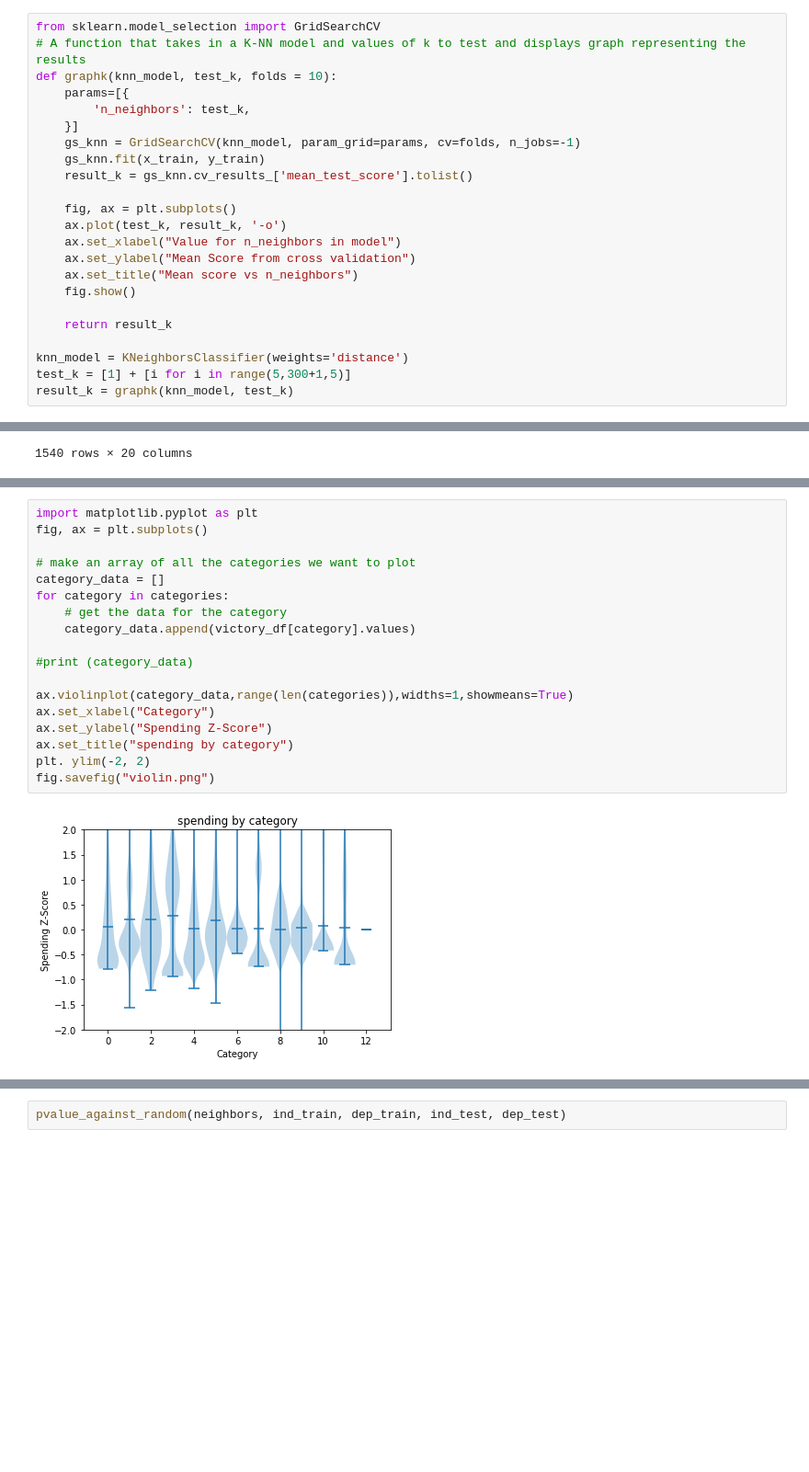
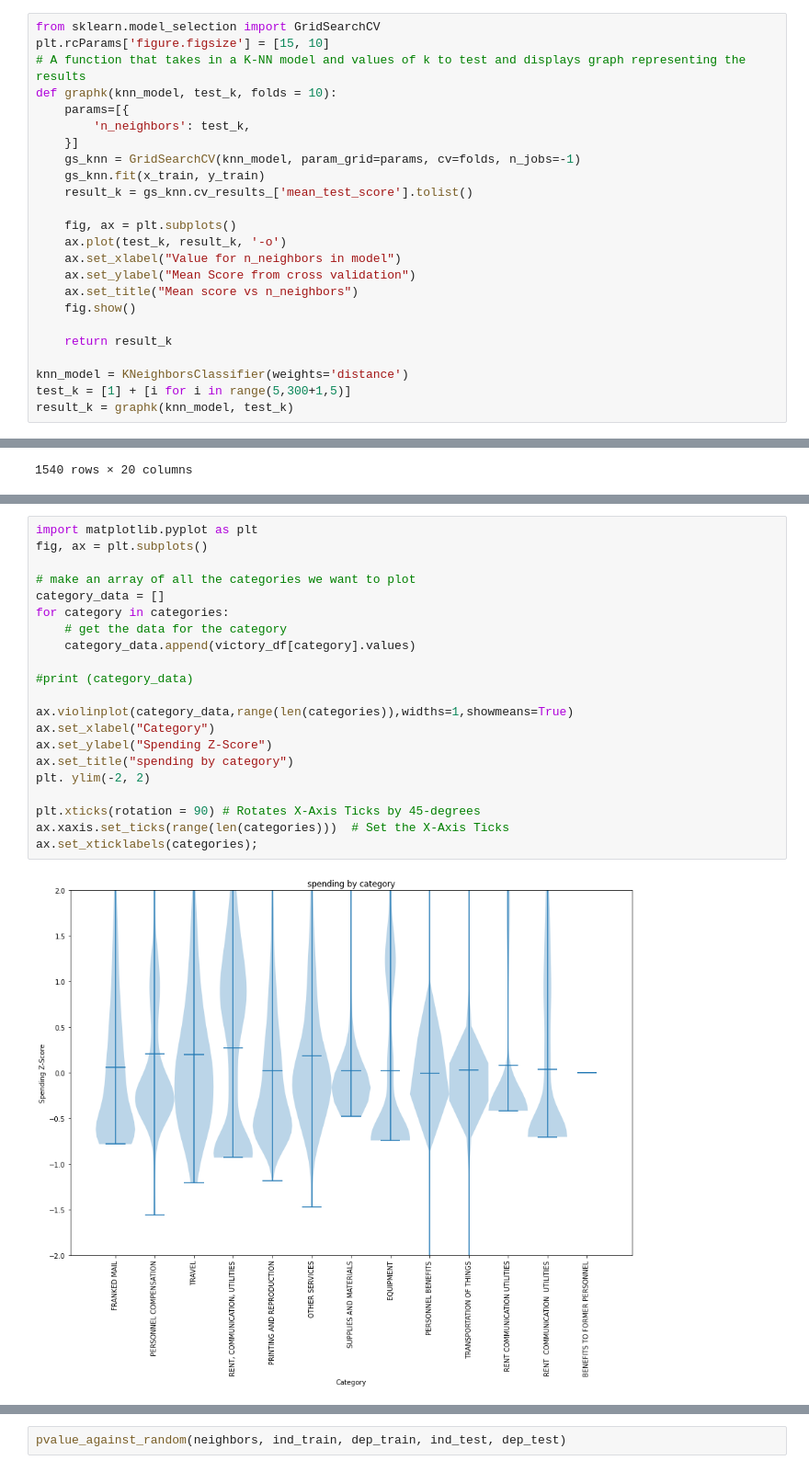
Before and after one commit to AndrewTrackim/cmsc320-final, a Jupyter notebook: final_tutorial.ipynb, the cells around one changed output, grey strips where cells are left out. Shown at 92% size. Saved outputs shown, nothing was run; the diff lists cells and outputs as text; blank space fills up the shorter version.

Commit message:
added some prose and fixed graph labels

```diff
--- a/final_tutorial.ipynb
+++ b/final_tutorial.ipynb
@@ -365,6 +365,7 @@ From these results it seems like both parameters are close in performance but we
 The second parameter we want to tune is the number of neighbors the model is considering. To do this we are training models for intervals of 5 between 5 and 300 to see where the accuracy of the model peak or starts having diminishing returns.
 # %%
 from sklearn.model_selection import GridSearchCV
+plt.rcParams['figure.figsize'] = [15, 10]
 # A function that takes in a K-NN model and values of k to test and displays graph representing the results
 def graphk(knn_model, test_k, folds = 10):
     params=[{
@@ -908,21 +910,24 @@ Make a violin plot for each of the categories.
 # %%
 import matplotlib.pyplot as plt
 fig, ax = plt.subplots()
 
 # make an array of all the categories we want to plot
 category_data = []
 for category in categories:
     # get the data for the category
     category_data.append(victory_df[category].values)
 
 #print (category_data)
 
 ax.violinplot(category_data,range(len(categories)),widths=1,showmeans=True)
 ax.set_xlabel("Category")
 ax.set_ylabel("Spending Z-Score")
 ax.set_title("spending by category")
 plt. ylim(-2, 2)
-fig.savefig("violin.png")
+
+plt.xticks(rotation = 90) # Rotates X-Axis Ticks by 45-degrees
+ax.xaxis.set_ticks(range(len(categories)))  # Set the X-Axis Ticks
+ax.set_xticklabels(categories);
 # %% [output]
-[figure, old version]
+[figure, new version]
 # %% [markdown]
```
Also changed, not shown: parts of 13 cells of this notebook, 1 other file.
